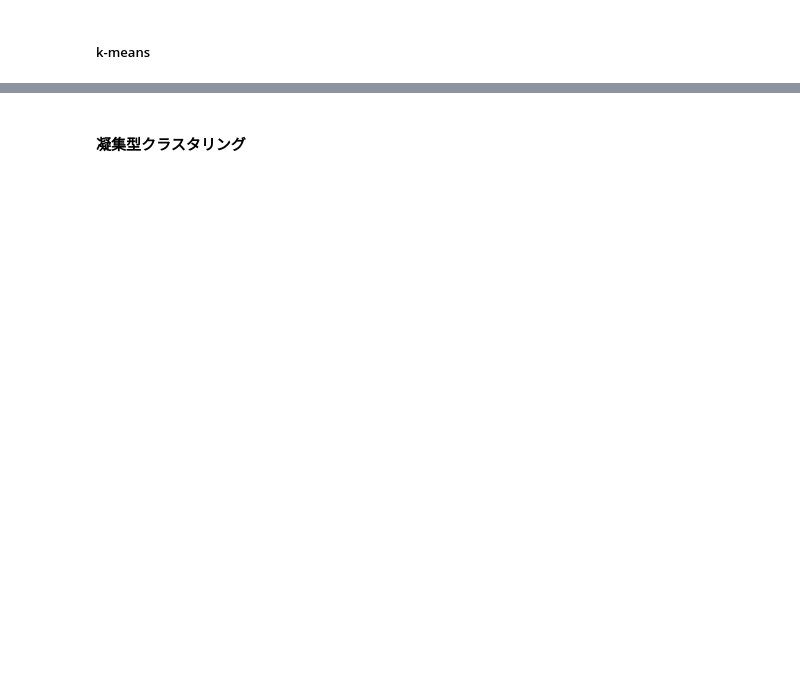
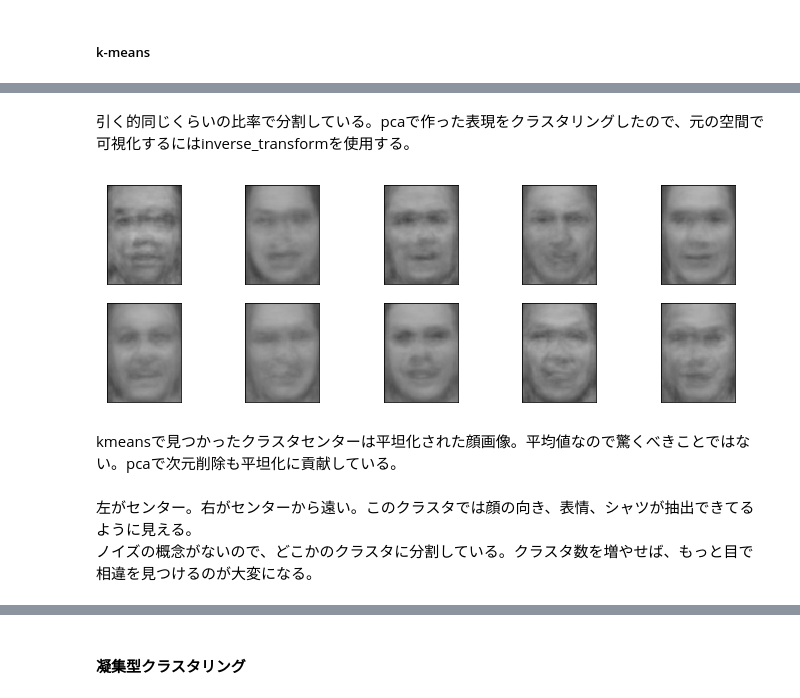
Before and after one commit to miyamotok0105/IntroductionToMachineLearningWithPython_sample, a Jupyter notebook: ch03/clustering.ipynb, the cells around one changed output, grey strips where cells are left out. Drawn from its saved outputs; the diff is of its cells as text; code cells hidden in the pictures; blank space fills up the shorter version.

```diff
--- a/ch03/clustering.ipynb
+++ b/ch03/clustering.ipynb
@@ -508,10 +678,19 @@ print("Cluster sizes k-means: {}".format(np.bincount(labels_km)))
+# %% [markdown]
+引く的同じくらいの比率で分割している。pcaで作った表現をクラスタリングしたので、元の空間で可視化するにはinverse_transformを使用する。
 # %%
 fig, axes = plt.subplots(2, 5, subplot_kw={'xticks': (), 'yticks': ()},
                          figsize=(12, 4))
 for center, ax in zip(km.cluster_centers_, axes.ravel()):
     ax.imshow(pca.inverse_transform(center).reshape(image_shape),
-              vmin=0, vmax=1)
+              vmin=0, vmax=1, cmap='gray')
 plt.show()
+# %% [output]
+[figure, added]
+# %% [markdown]
+kmeansで見つかったクラスタセンターは平坦化された顔画像。平均値なので驚くべきことではない。pcaで次元削除も平坦化に貢献している。
+# %% [markdown]
+左がセンター。右がセンターから遠い。このクラスタでは顔の向き、表情、シャツが抽出できてるように見える。
+ノイズの概念がないので、どこかのクラスタに分割している。クラスタ数を増やせば、もっと目で相違を見つけるのが大変になる。
 # %%
 mglearn.plots.plot_kmeans_faces(km, pca, X_pca, X_people, y_people, people.target_names)
 plt.show()
```
Also changed, not shown: parts of 96 cells of this notebook.
